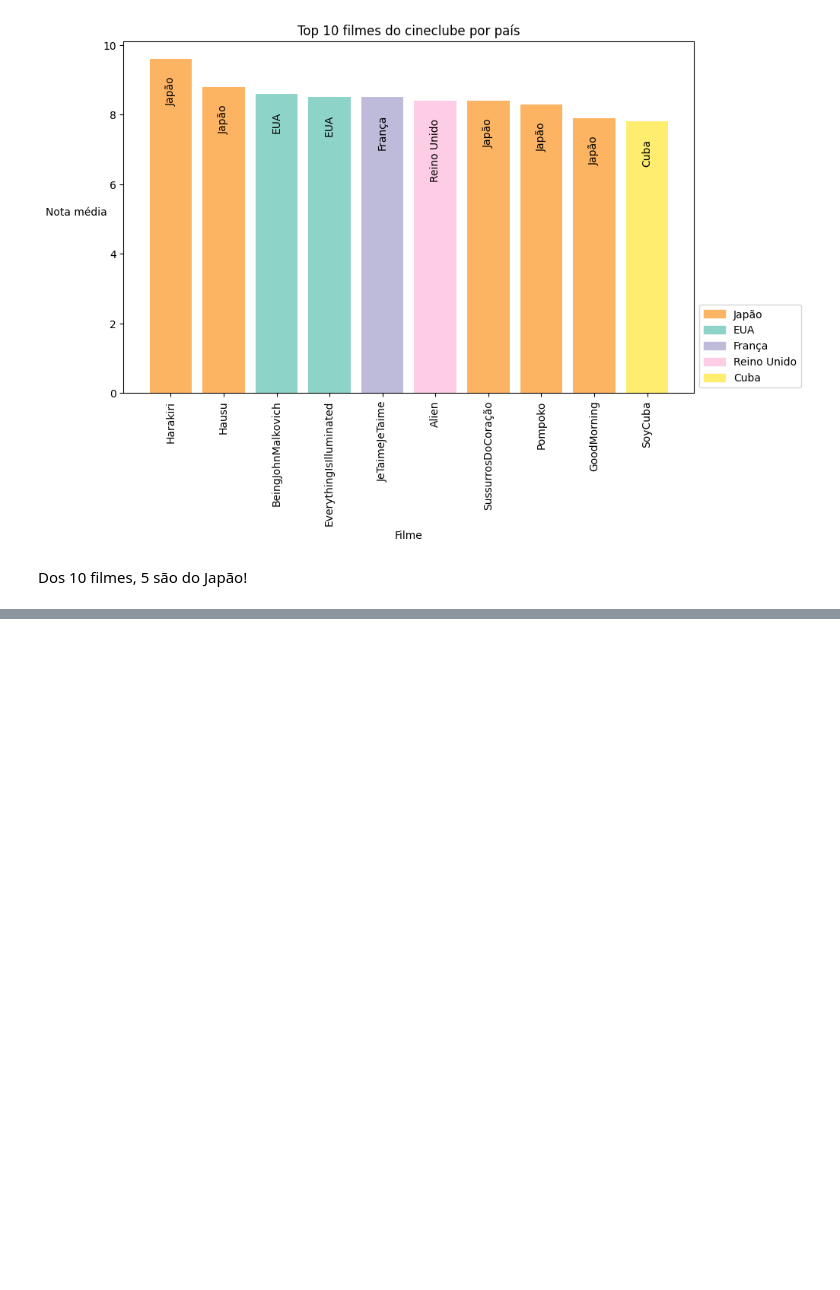
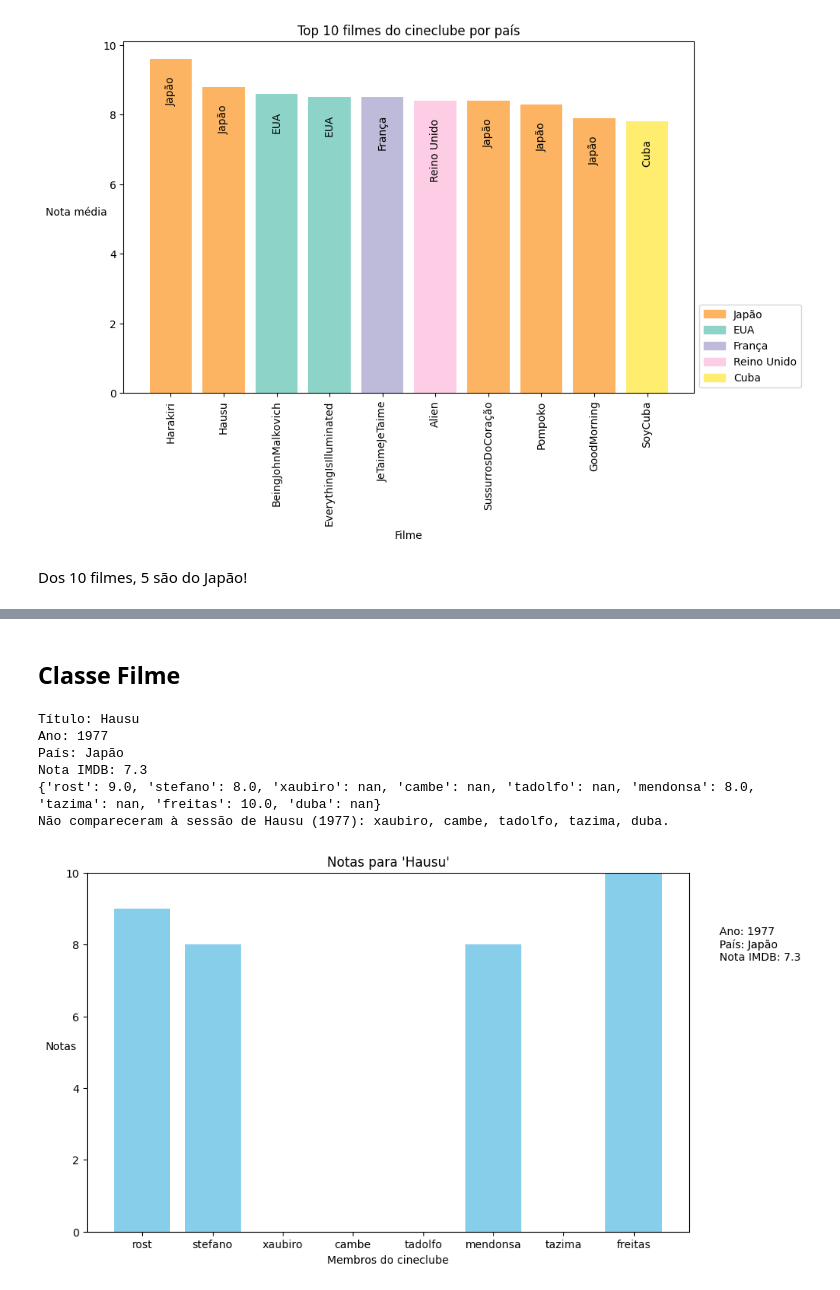
Before and after one commit to feliperost/cineclube, a Jupyter notebook: Cineclube_teste.ipynb, the cells around one changed output, grey strips where cells are left out. Saved outputs shown, nothing was run; the diff lists cells and outputs as text; code cells hidden in the pictures; blank space fills up the shorter version.

Commit message:
iniciando estudos com classes, orientação a objetos

```diff
--- a/Cineclube_teste.ipynb
+++ b/Cineclube_teste.ipynb
@@ -544,0 +556,2 @@ Dos 10 filmes, 5 são do Japão!
+# %% [markdown]
+## Classe Filme
@@ -544,0 +624,16 @@ Dos 10 filmes, 5 são do Japão!
+# %%
+# testando a classe e seus métodos com um filme
+# utilizando o dataframe 'df' do cineclube
+hausu = Filme("Hausu", df)
+print(hausu.info_basica())
+print(hausu.notas_cineclube())
+print(hausu.membros_faltantes())
+hausu.grafico_notas_cineclube()
+# %% [output]
+Título: Hausu
+Ano: 1977
+País: Japão
+Nota IMDB: 7.3
+{'rost': 9.0, 'stefano': 8.0, 'xaubiro': nan, 'cambe': nan, 'tadolfo': nan, 'mendonsa': 8.0, 'tazima': nan, 'freitas': 10.0, 'duba': nan}
+Não compareceram à sessão de Hausu (1977): xaubiro, cambe, tadolfo, tazima, duba.
+[figure, added]
```
Also changed, not shown: parts of 9 cells of this notebook.
